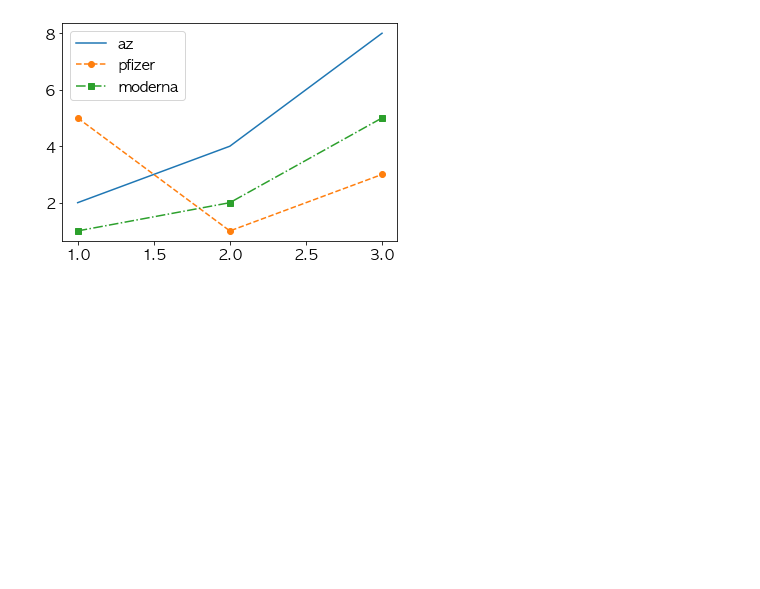
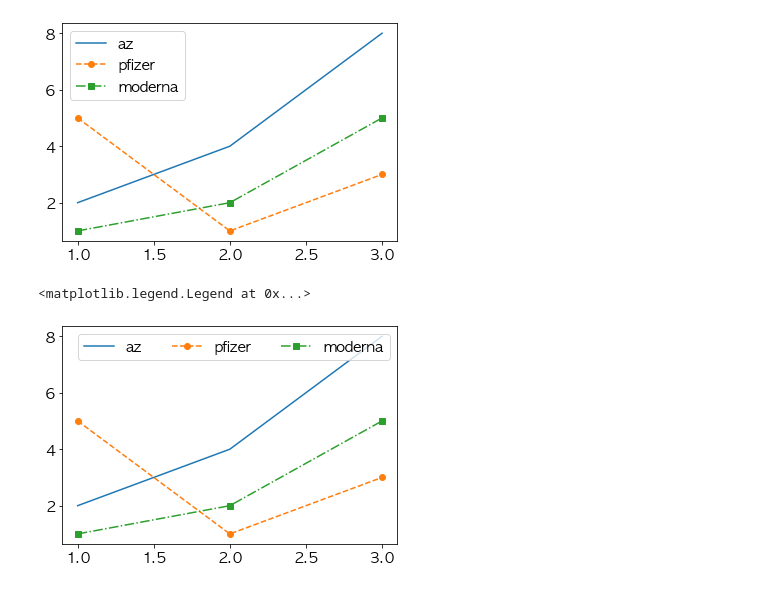
Before and after one commit to jexists/study_python, a Jupyter notebook: machine_learning/260324_inflearn/matplotlib/07.multiple.ipynb, the cells around one changed output. Saved outputs shown, nothing was run; the diff lists cells and outputs as text; code cells hidden in the pictures; blank space fills up the shorter version.

```diff
--- a/machine_learning/260324_inflearn/matplotlib/07.multiple.ipynb
+++ b/machine_learning/260324_inflearn/matplotlib/07.multiple.ipynb
@@ -39,3 +39,13 @@ plt.legend()
 # %% [output]
 <matplotlib.legend.Legend at 0x...>
 [figure]
+# %%
+
+plt.plot(days, az, label='az')
+plt.plot(days, pfizer, label='pfizer', marker='o', ls='--')
+plt.plot(days, moderna, label='moderna', marker='s', ls='-.')
+
+plt.legend(ncol=3)
+# %% [output]
+<matplotlib.legend.Legend at 0x...>
+[figure, added]
```
Also changed, not shown: 2 other files.
